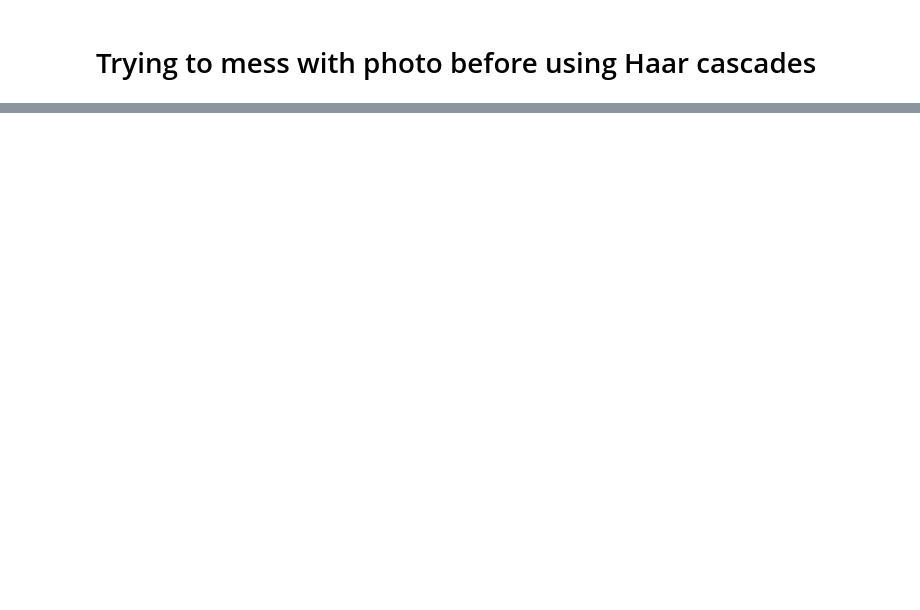
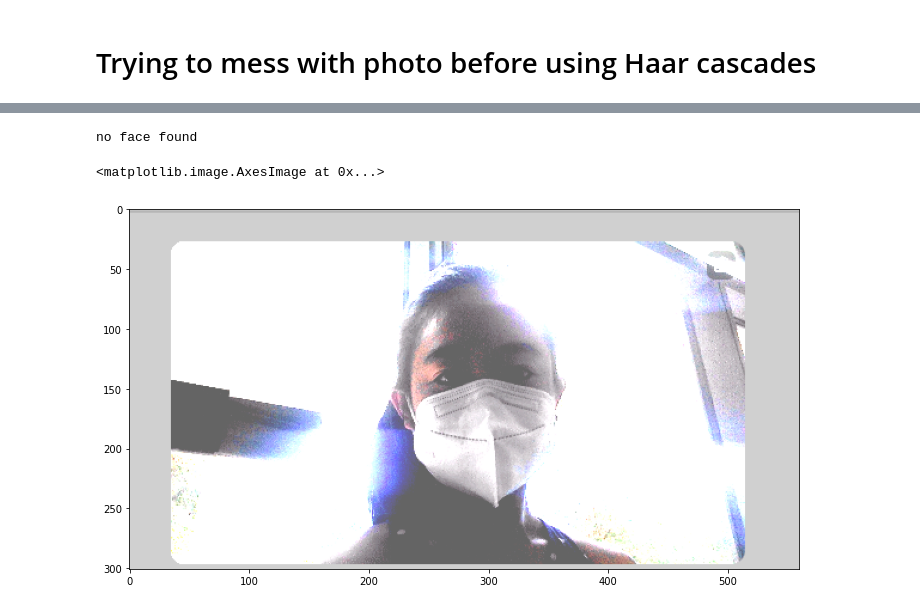
Before and after one commit to tennisoctocat/zoom-backlighting, a Jupyter notebook: Zoom_Backlight_Experiment.ipynb, the cells around one changed output, grey strips where cells are left out. Saved outputs shown, nothing was run; the diff lists cells and outputs as text; code cells hidden in the pictures; blank space fills up the shorter version.

```diff
--- a/Zoom_Backlight_Experiment.ipynb
+++ b/Zoom_Backlight_Experiment.ipynb
@@ -135,9 +154,10 @@ class FaceDetect():
 		if self.faces is None:
 			return img
 
-		numChannels = img.shape[-1]
+		numChannels = img.shape[-1] if len(img.shape) == 3 else 1
 		for face in self.faces:
 			x,y,w,h = face
+			ic(numChannels)
 			img[y: y + h, x] = [255] * numChannels # Left off here, need to draw the actual bounding boxes.
 			img[y: y + h, x + w] = [255] * numChannels# Left off here, need to draw the actual bounding boxes.
 			img[y, x:x + w] = [255] * numChannels
@@ -152,7 +172,7 @@ class FaceDetect():
 		img = np.array(img)
 
 		# Detect faces
-		self.faces = self.faceCascade.detectMultiScale(img, minNeighbors=3, minSize=(int(img.shape[0]/10), int(img.shape[0]/10)))
+		self.faces = self.faceCascade.detectMultiScale(img, minNeighbors=3, minSize=(int(img.shape[0]/5), int(img.shape[0]/5)))
 		self.shapeOfLastDetectedImg = img.shape
 
 		# Print so we know what is happening
@@ -183,0 +241,7 @@ NameError: name 'faceDetect' is not defined
+# %%
+detectImg = faceDetect.getNewFrame(new_image)
+plt.imshow(detectImg)
+# %% [output]
+no face found
+<matplotlib.image.AxesImage at 0x...>
+[figure, added]
```
Also changed, not shown: parts of 16 cells of this notebook, 7 other files.
